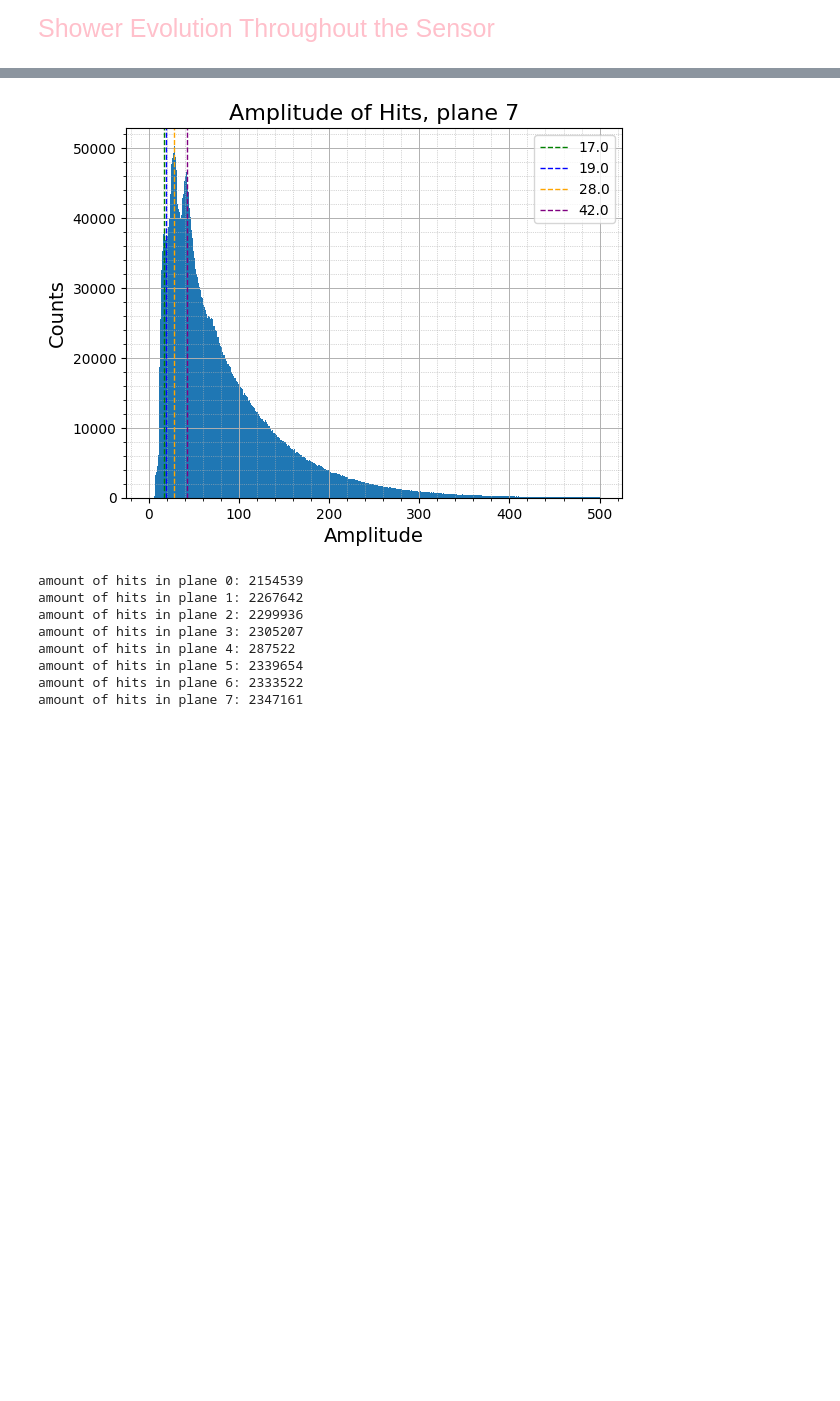
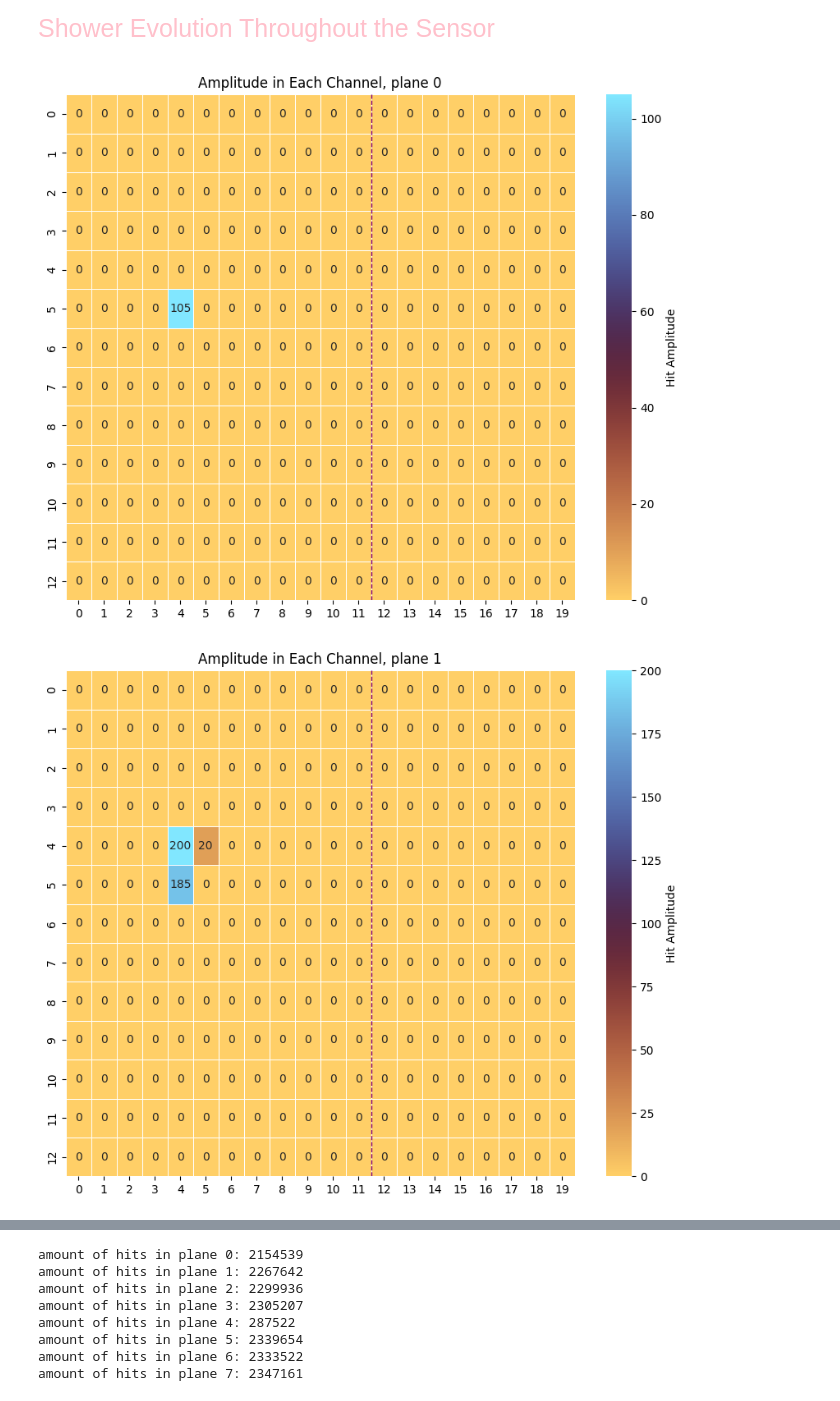
Before and after one commit to Ben-David-Ben/F-Cal-TB-Project, a Jupyter notebook: TB2025_Gap.ipynb, the cells around one changed output, grey strips where cells are left out. Cells and saved outputs as stored; diff of their text form; code cells hidden in the pictures; blank space fills up the shorter version.

```diff
--- a/TB2025_Gap.ipynb
+++ b/TB2025_Gap.ipynb
@@ -37,4 +45,7 @@ rf.hits_amount_colormap_single_plane(hit_data_1101, 0)
 
 Shower Evolution Throughout the Sensor
 # %%
-# rf.single_event_evolution_amp(hit_data_1101, 51, cmap="managua")
+rf.single_event_evolution_amp(hit_data_1101, 54106, cmap="managua")
+# %% [output]
+[figure, added]
+[figure, added]
@@ -41,7 +57,0 @@ Shower Evolution Throughout the Sensor
-# %%
-# plt.clf()   # Clear the current figure
-# plt.close() # Close any open figures
-# %matplotlib widget
-rf.amp_histo_single_plane(hit_data_1101,7)
-# %% [output]
-[figure, removed]
```
Also changed, not shown: parts of 10 cells of this notebook, 1 other file.
